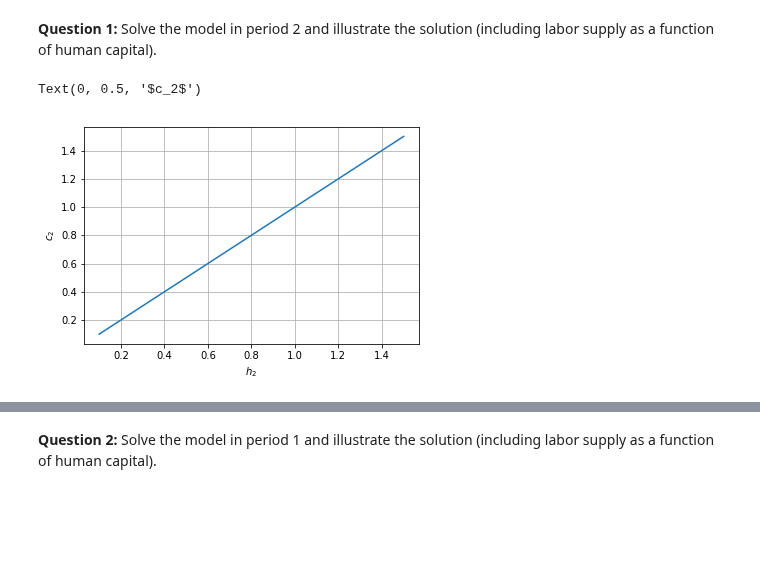
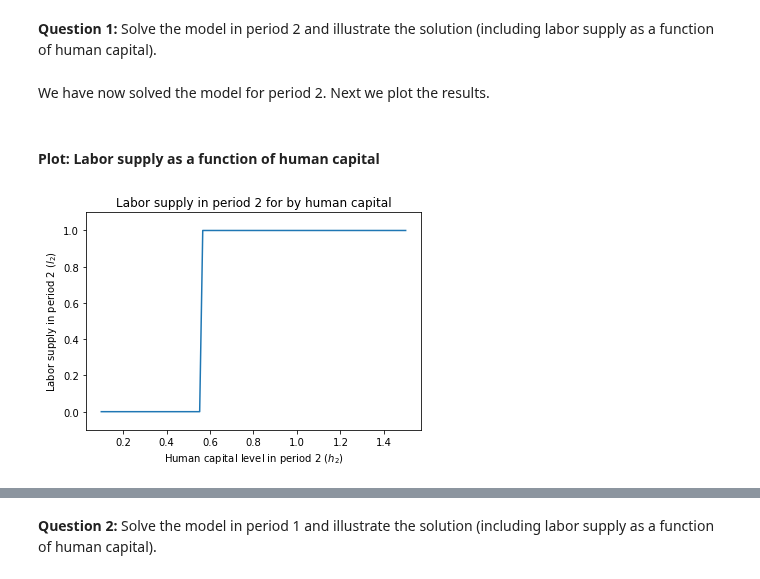
Before and after one commit to NumEconCopenhagen/projects-2019-wms, a Jupyter notebook: examproject/exam_2019.ipynb, the cells around one changed output, grey strips where cells are left out. Saved outputs shown, nothing was run; the diff lists cells and outputs as text; code cells hidden in the pictures; blank space fills up the shorter version.

```diff
--- a/examproject/exam_2019.ipynb
+++ b/examproject/exam_2019.ipynb
@@ -153,24 +166,23 @@ def get_solution_period_two(rho, gamma, Delta, l2 = 1):
 # %%
-# Solving the model
+# Solving the model and saving the results
+h2_vec,v2_vec,l2_vec, v2_vec_b = get_solution_period_two(rho, gamma, Delta, w, b)
 
-h2_vec,v2_vec,c2_vec = get_solution_period_two(rho, gamma, Delta, l2 = 1)
-
-# Construct interpolator
-v2_interp = interpolate.RegularGridInterpolator((h2_vec,), v2_vec,
-                                                bounds_error=False,fill_value=None)
+# Construct interpolator to use when calculating v1
+v2_interp = interpolate.RegularGridInterpolator((h2_vec,), v2_vec, bounds_error=False,fill_value=None)
+# %% [markdown]
+We have now solved the model for period 2. Next we plot the results.
+# %% [markdown]
+#### Plot: Labor supply as a function of human capital
 # %%
-# plot result
+# Plot labor supply as a function of human capital
 
-# c. plot
 fig = plt.figure()
 ax = fig.add_subplot(1,1,1)
-ax.plot(h2_vec,c2_vec)
-ax.grid()
-ax.set_xlabel('$h_2$')
-ax.set_ylabel('$c_2$')
-#ax.set_title('consumption function in period 1')
-#ax.set_xlim([0,4])
-#ax.set_ylim([0,2.5]);
+ax.plot(h2_vec,l2_vec)
+#ax.grid()
+ax.set_xlabel('Human capital level in period 2 ($h_2$)') #
+ax.set_ylabel('Labor supply in period 2 ($l_2$)')
+ax.set_title('Labor supply in period 2 for by human capital')
+ax.set_ylim([-0.1,1.1]);
 # %% [output]
-Text(0, 0.5, '$c_2$')
-[figure, old version]
+[figure, new version]
```
Also changed, not shown: parts of 26 cells of this notebook.
